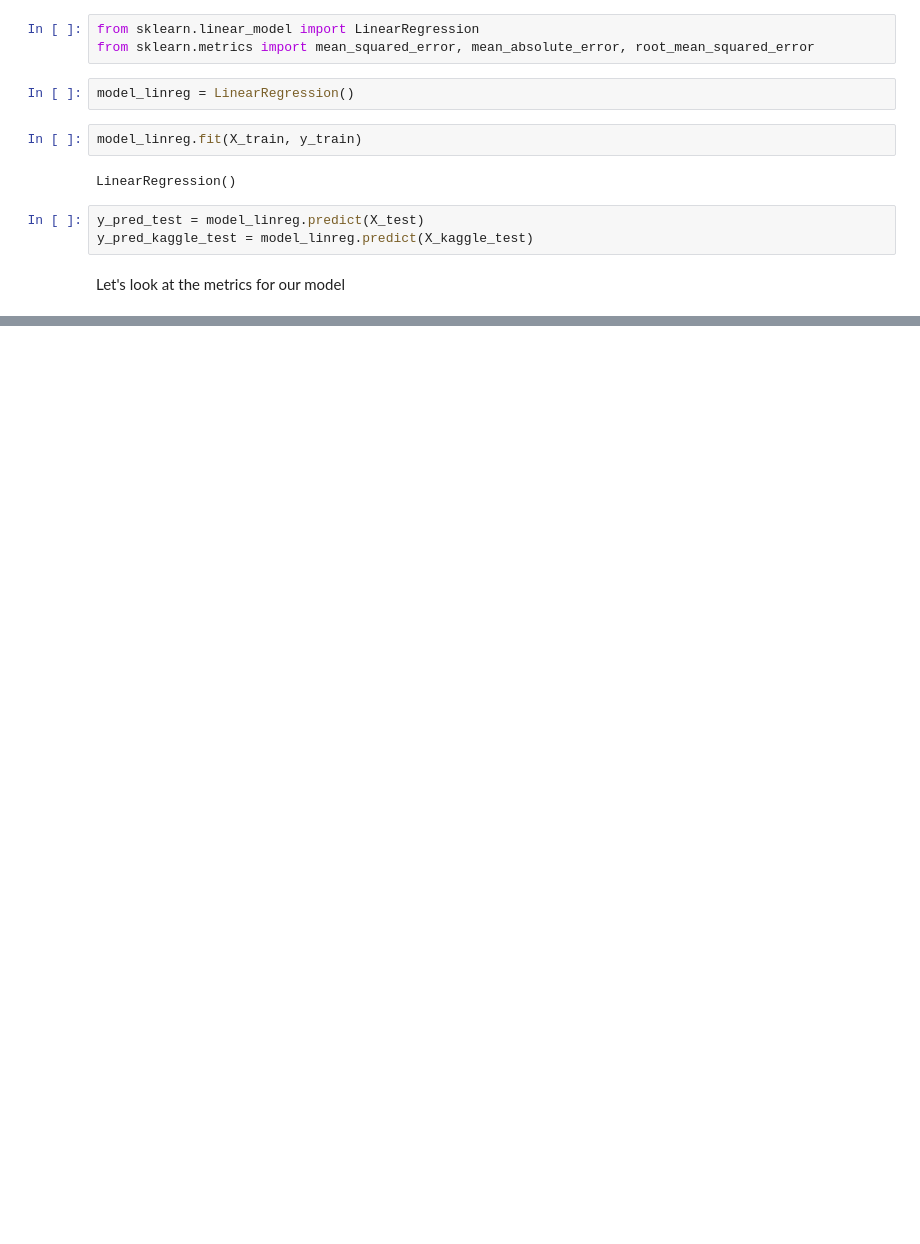
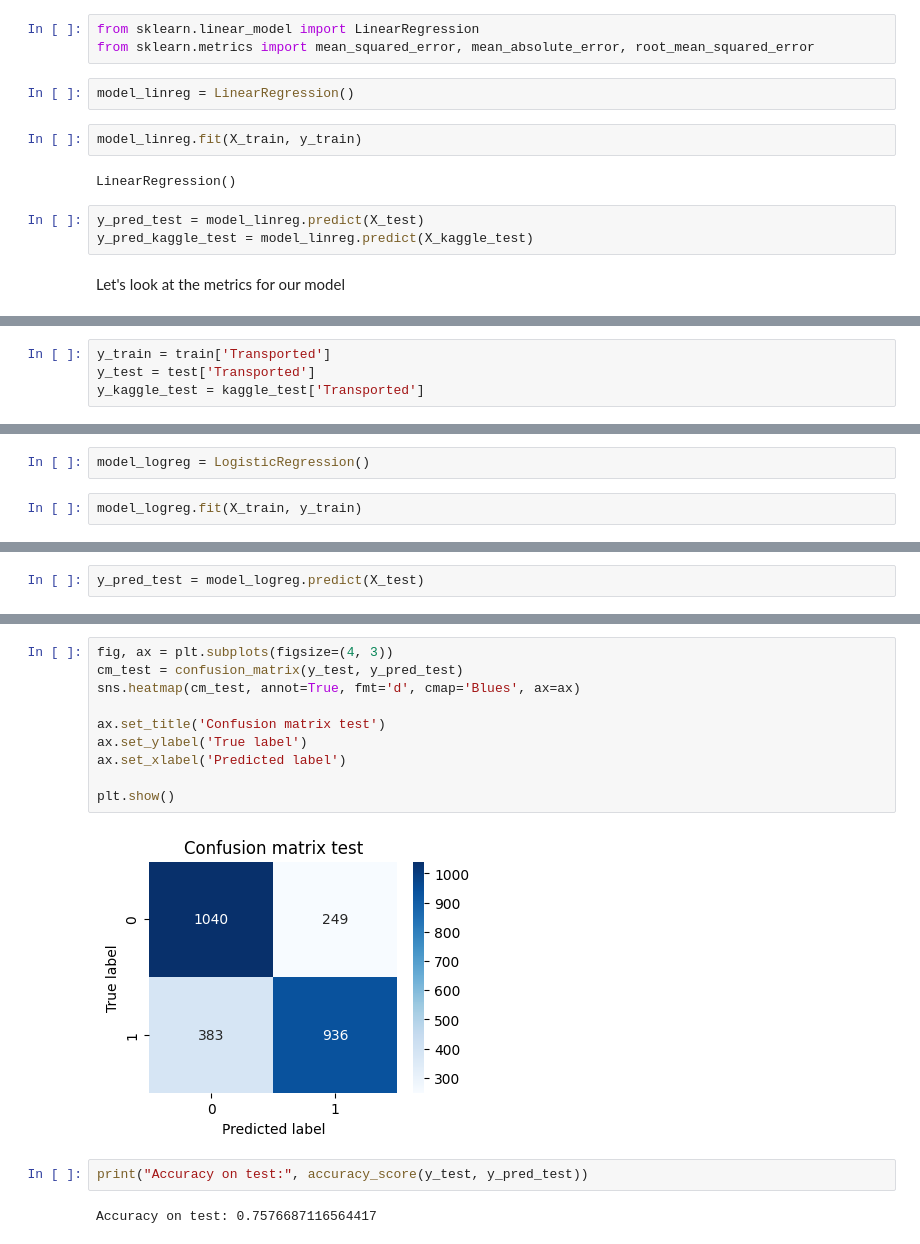
Before and after one commit to DziamjanP/rct-ml-lessons, a Jupyter notebook: lab2/lab2.ipynb, the cells around one changed output, grey strips where cells are left out. Drawn from its saved outputs; the diff is of its cells as text; blank space fills up the shorter version.

```diff
--- a/lab2/lab2.ipynb
+++ b/lab2/lab2.ipynb
@@ -70,0 +76,4 @@ MAE: 1.3880658393363716e-16
+# %%
+y_train = train['Transported']
+y_test = test['Transported']
+y_kaggle_test = kaggle_test['Transported']
@@ -70,0 +84,4 @@ MAE: 1.3880658393363716e-16
+# %%
+model_logreg = LogisticRegression()
+# %%
+model_logreg.fit(X_train, y_train)
@@ -70,0 +90,2 @@ MAE: 1.3880658393363716e-16
+# %%
+y_pred_test = model_logreg.predict(X_test)
@@ -70,0 +103,16 @@ MAE: 1.3880658393363716e-16
+# %%
+fig, ax = plt.subplots(figsize=(4, 3))
+cm_test = confusion_matrix(y_test, y_pred_test)
+sns.heatmap(cm_test, annot=True, fmt='d', cmap='Blues', ax=ax)
+
+ax.set_title('Confusion matrix test')
+ax.set_ylabel('True label')
+ax.set_xlabel('Predicted label')
+
+plt.show()
+# %% [output]
+[figure, added]
+# %%
+print("Accuracy on test:", accuracy_score(y_test, y_pred_test))
+# %% [output]
+Accuracy on test: 0.7576687116564417
```
Also changed, not shown: parts of 10 cells of this notebook.
